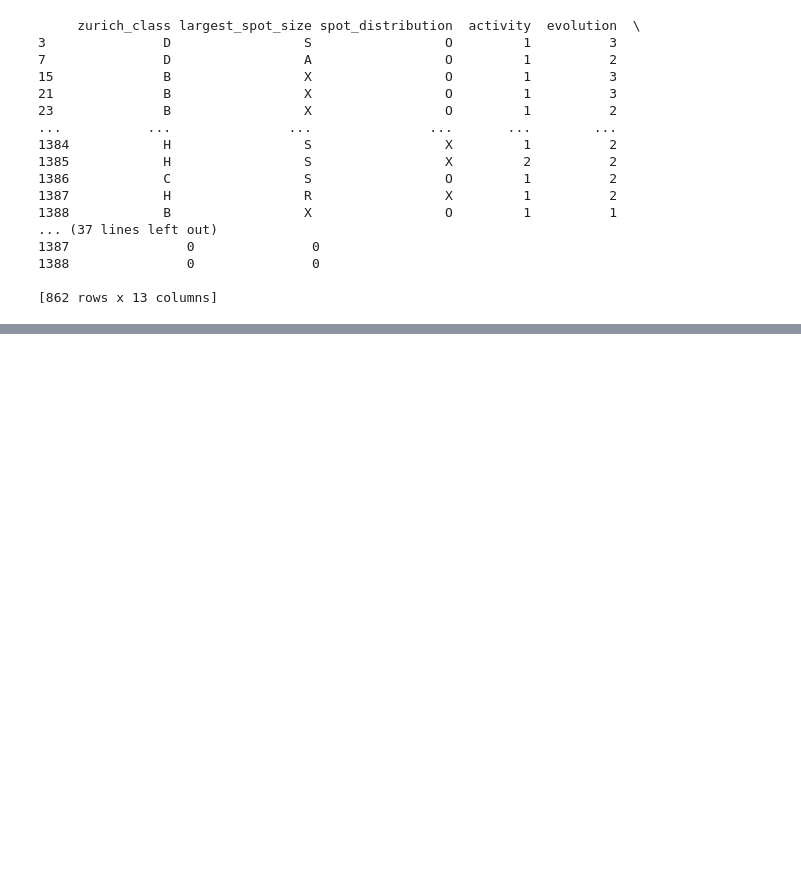
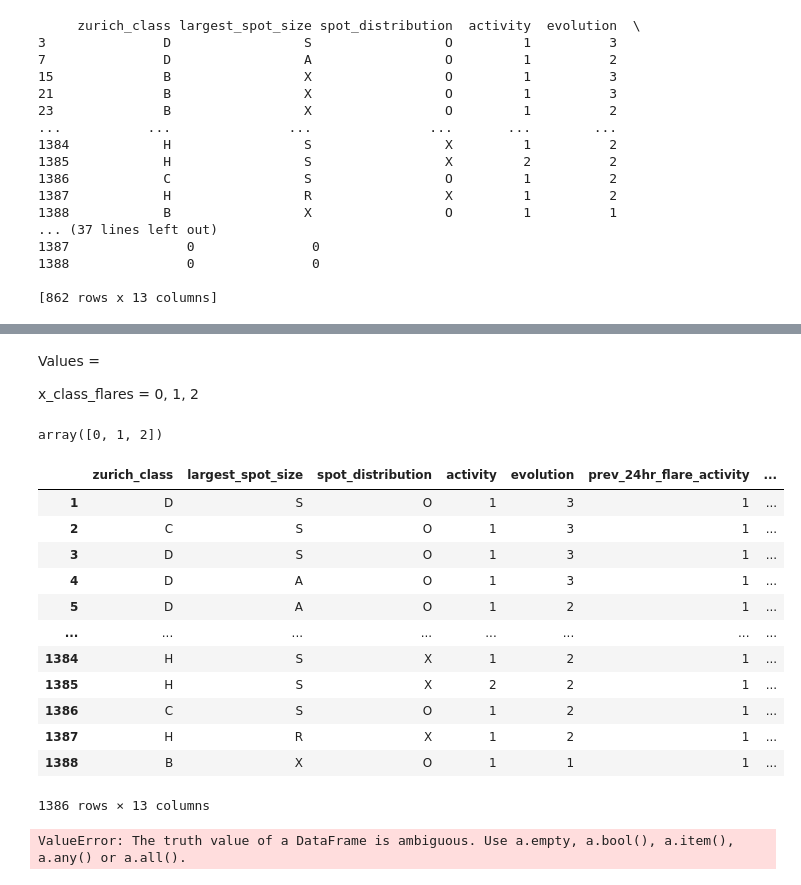
Before and after one commit to nollamae7-spec/DSRSP-Solar-Flares, a Jupyter notebook: DSHRP_Solar_Flares.ipynb, the cells around one changed output, grey strips where cells are left out. Saved outputs shown, nothing was run; the diff lists cells and outputs as text; code cells hidden in the pictures; blank space fills up the shorter version.

Commit message:
Now looking at duplicates. I was trying to get it to filter only the duplicates that have 0 in the x_class_flares, but it wasn't working.

```diff
--- a/DSHRP_Solar_Flares.ipynb
+++ b/DSHRP_Solar_Flares.ipynb
@@ -73,0 +97,28 @@ print(duplicated_rows)
+# %% [markdown]
+Values =
+
+x_class_flares = 0, 1, 2
+# %%
+df["x_class_flares"].unique()
+# %% [output]
+array([0, 1, 2])
+# %%
+df[df['x_class_flares'].duplicated()== True]
+# %% [output]
+|  | zurich_class | largest_spot_size | spot_distribution | activity | evolution | prev_24hr_flare_activity | ... |
+| 1 | D | S | O | 1 | 3 | 1 | ... |
+| 2 | C | S | O | 1 | 3 | 1 | ... |
+| 3 | D | S | O | 1 | 3 | 1 | ... |
+| 4 | D | A | O | 1 | 3 | 1 | ... |
+| 5 | D | A | O | 1 | 2 | 1 | ... |
+| ... | ... | ... | ... | ... | ... | ... | ... |
+| 1384 | H | S | X | 1 | 2 | 1 | ... |
+| 1385 | H | S | X | 2 | 2 | 1 | ... |
+| 1386 | C | S | O | 1 | 2 | 1 | ... |
+| 1387 | H | R | X | 1 | 2 | 1 | ... |
+| 1388 | B | X | O | 1 | 1 | 1 | ... |
+1386 rows × 13 columns
+# %%
+df[df["x_class_flares"]==0] and df[df['x_class_flares'].duplicated()== True]
+# %% [output]
+ValueError: The truth value of a DataFrame is ambiguous. Use a.empty, a.bool(), a.item(), a.any() or a.all().
```
Also changed, not shown: parts of 2 cells of this notebook.
